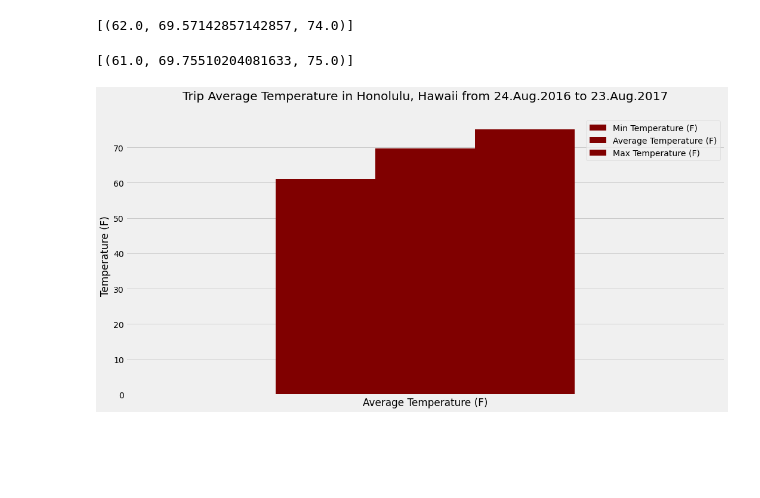
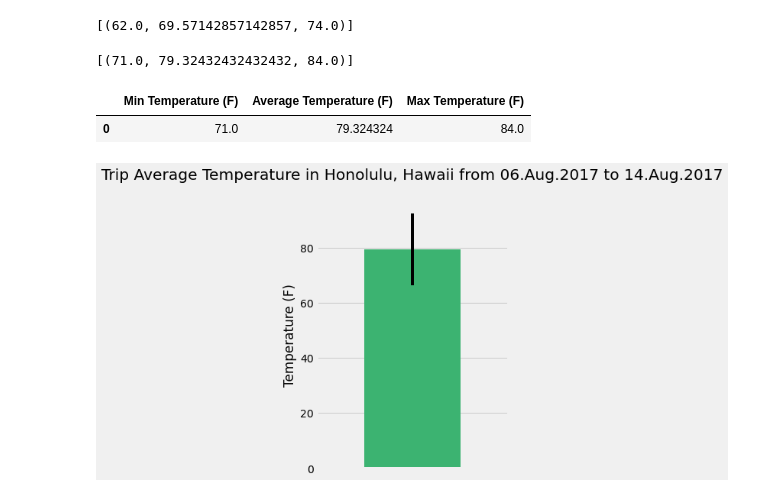
Before and after one commit to uldom/SQLAlchemy_Challenge, a Jupyter notebook: climate_starter.ipynb, the cells around one changed output. Cells and saved outputs as stored; diff of their text form; code cells hidden in the pictures; blank space fills up the shorter version.

Commit message:
Trip Average Temperature

```diff
--- a/climate_starter.ipynb
+++ b/climate_starter.ipynb
@@ -208,29 +208,33 @@ print(calc_temps('2012-02-28', '2012-03-05'))
 # Use your previous function `calc_temps` to calculate the tmin, tavg, and tmax
 # for your trip using the previous year's data for those same dates.
 
-print(calc_temps('2011-02-28', '2011-03-05'))
+print(calc_temps('2017-08-06', '2017-08-14'))
 # %% [output]
-[(61.0, 69.75510204081633, 75.0)]
+[(71.0, 79.32432432432432, 84.0)]
+# %%
+trip_df = pd.DataFrame(calc_temps('2017-08-06', '2017-08-14'), columns = ['Min Temperature (F)','Average Temperature (F)','Max Temperature (F)'])
+trip_df
+# %% [output]
+|  | Min Temperature (F) | Average Temperature (F) | Max Temperature (F) |
+| 0 | 71.0 | 79.324324 | 84.0 |
 # %%
 # Plot the results from your previous query as a bar chart.
 # Use "Trip Avg Temp" as your Title
 # Use the average temperature for the y value
 # Use the peak-to-peak (tmax-tmin) value as the y error bar (yerr)
 
-trip_df = pd.DataFrame(calc_temps('2011-02-28', '2011-03-05'), columns = ['Min Temperature (F)','Average Temperature (F)','Max Temperature (F)'])
-trip_df
-
 # Bar chart
-trip_df.plot.bar(by=None, figsize=(16,8), color='maroon')
-plt.title('Trip Average Temperature in Honolulu, Hawaii from 24.Aug.2016 to 23.Aug.2017\n')
+trip_df.plot.bar(y="Average Temperature (F)", yerr=(trip_df['Max Temperature (F)'] - trip_df['Min Temperature (F)']) , figsize=(4,6), color='mediumseagreen')
+plt.title('Trip Average Temperature in Honolulu, Hawaii from 06.Aug.2017 to 14.Aug.2017\n')
 plt.ylabel('Temperature (F)')
-plt.xlabel('Average Temperature (F)')
+plt.gca().legend_.remove()
 plt.xticks([])
-# plt.savefig('Images/Temperature_Histogram.png',bbox_inches = 'tight')
+plt.xticks(np.arange(1,1.0))
+plt.savefig('Images/Trip_Avg_Temp.png',bbox_inches = 'tight')
 plt.tight_layout
 plt.show()
 # %% [output]
-[figure, old version]
+[figure, new version]
 # %%
 # Calculate the total amount of rainfall per weather station for your trip dates using the previous year's matching dates.
 # Sort this in descending order by precipitation amount and list the station, name, latitude, longitude, and elevation
```
Also changed, not shown: parts of 1 cell of this notebook, 2 other files.
